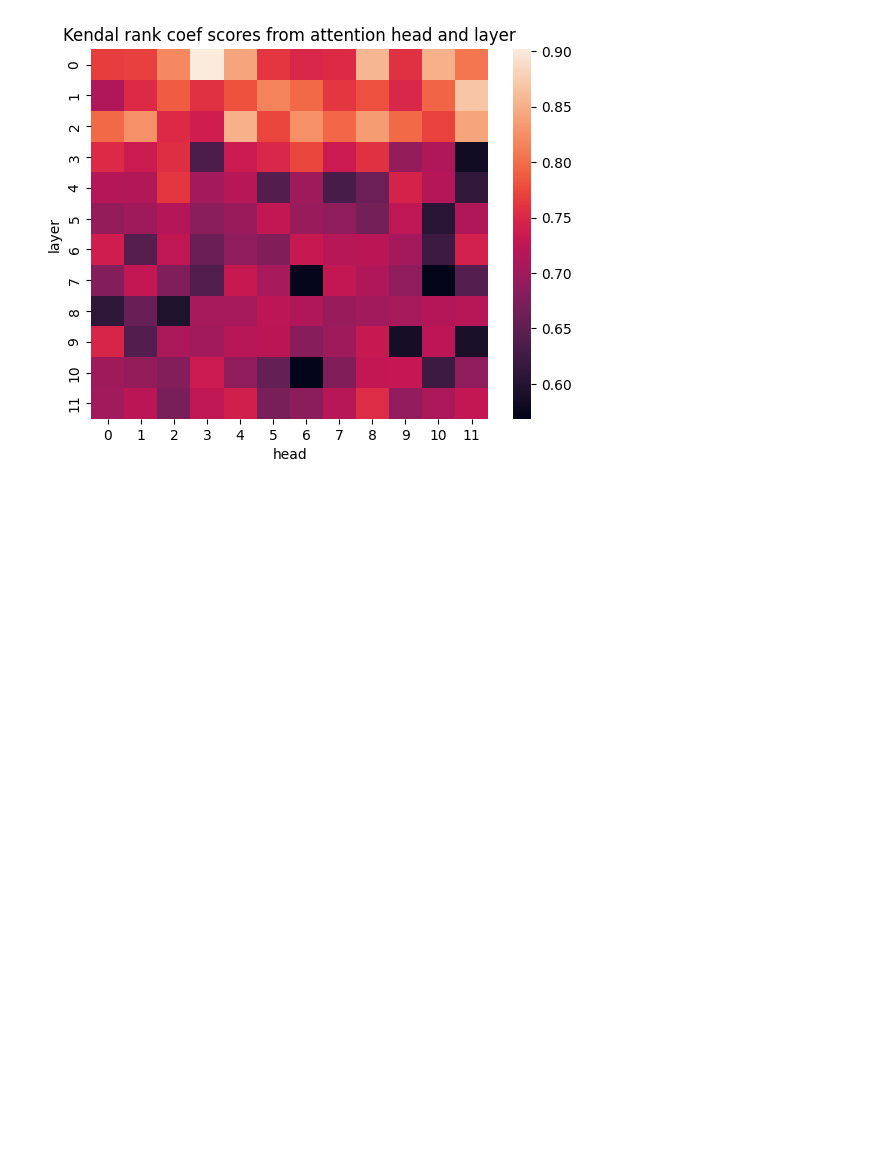
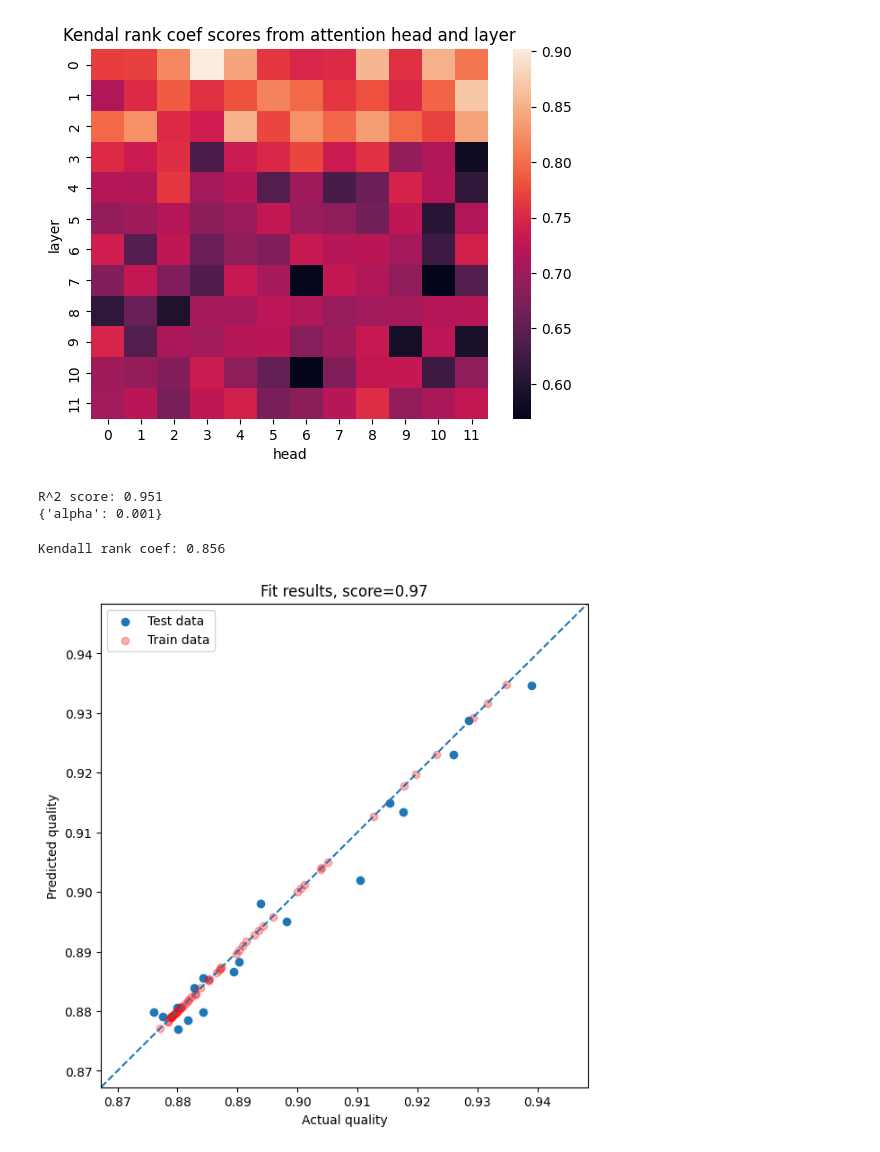
Before and after one commit to ShishckovA/FinetuniePerformancePrediction, a Jupyter notebook: src/final_regressor.ipynb, the cells around one changed output. Drawn from its saved outputs; the diff is of its cells as text; code cells hidden in the pictures; blank space fills up the shorter version.

```diff
--- a/src/final_regressor.ipynb
+++ b/src/final_regressor.ipynb
@@ -319,3 +319,51 @@ plt.xlabel("head")
 plt.ylabel("layer");
 # %% [output]
 [figure]
+# %%
+from tqdm.notebook import tqdm
+import warnings
+
+
+n_layers = 12
+n_heads = 12
+n_features = 6
+n_thrs = 6
+attentions = df_final["attention_features"]
+attentions = np.array(attentions.tolist())
+assert attentions.shape[1:] == (n_layers, n_heads, n_features, n_thrs)
+best_score = -2
+scores = {}
+scores_kendaltau = {}
+best_params = None
+df = df_final.copy()
+new_cols = {}
+for layer in (range(n_layers)):
+    for head in (range(n_heads)):
+        for feature in range(n_features):
+            for thr in range(n_thrs):
+                new_cols[f"topological_val_{layer}_{head}_{feature}_{thr}"] = attentions[:, layer, head, feature, thr]
+df = pd.concat([df, pd.DataFrame(new_cols)], axis=1)
+X = df.drop(["name", "finetune_result", "attention_features"], axis=1)
+y = df["finetune_result"]
+
+X_train, X_test, y_train, y_test = train_test_split(X, y, random_state=42, test_size=0.25)
+
+grid_params = {
+    "alpha": [1e-5, 1e-4, 1e-3, 1e-2, 1e-1, 1e0, 1e1, 1e2, 1e3, 1e4],
+}
+reg = GridSearchCV(Lasso(), grid_params, cv=5, verbose=False, scoring="r2")
+with warnings.catch_warnings():
+    warnings.simplefilter("ignore")
+    res = reg.fit(X_train, y_train)
+tau = kendalltau(y_test, reg.predict(X_test)).statistic
+print(f"R^2 score: {res.best_score_:.3f}")
+print(res.best_params_)
+# %% [output]
+R^2 score: 0.951
+{'alpha': 0.001}
+# %%
+plot_results(y_test, res.predict(X_test), y_train, res.predict(X_train))
+print(f"Kendall rank coef: {kendalltau(y_test, res.predict(X_test)).statistic:.3f}")
+# %% [output]
+Kendall rank coef: 0.856
+[figure, added]
```
